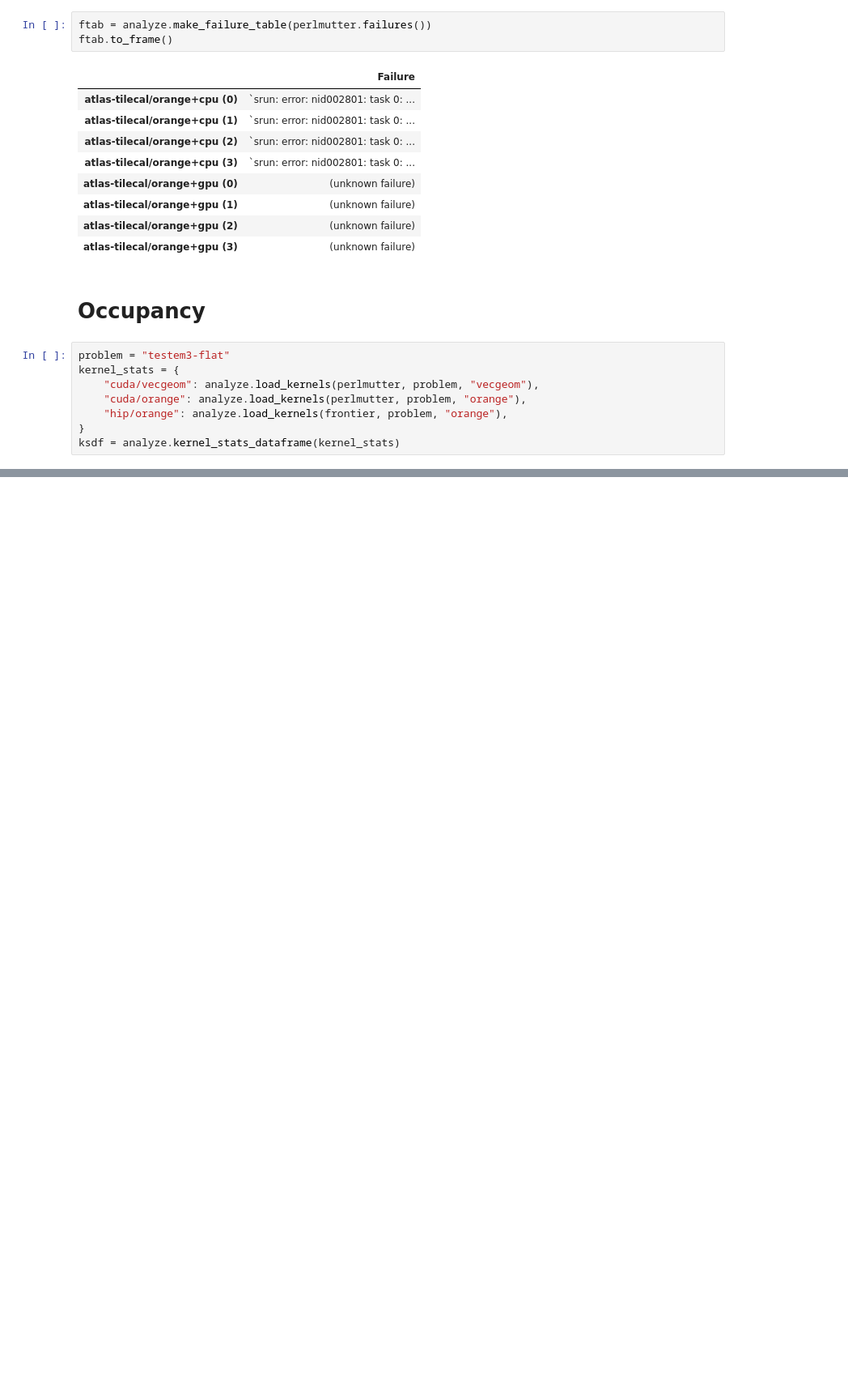
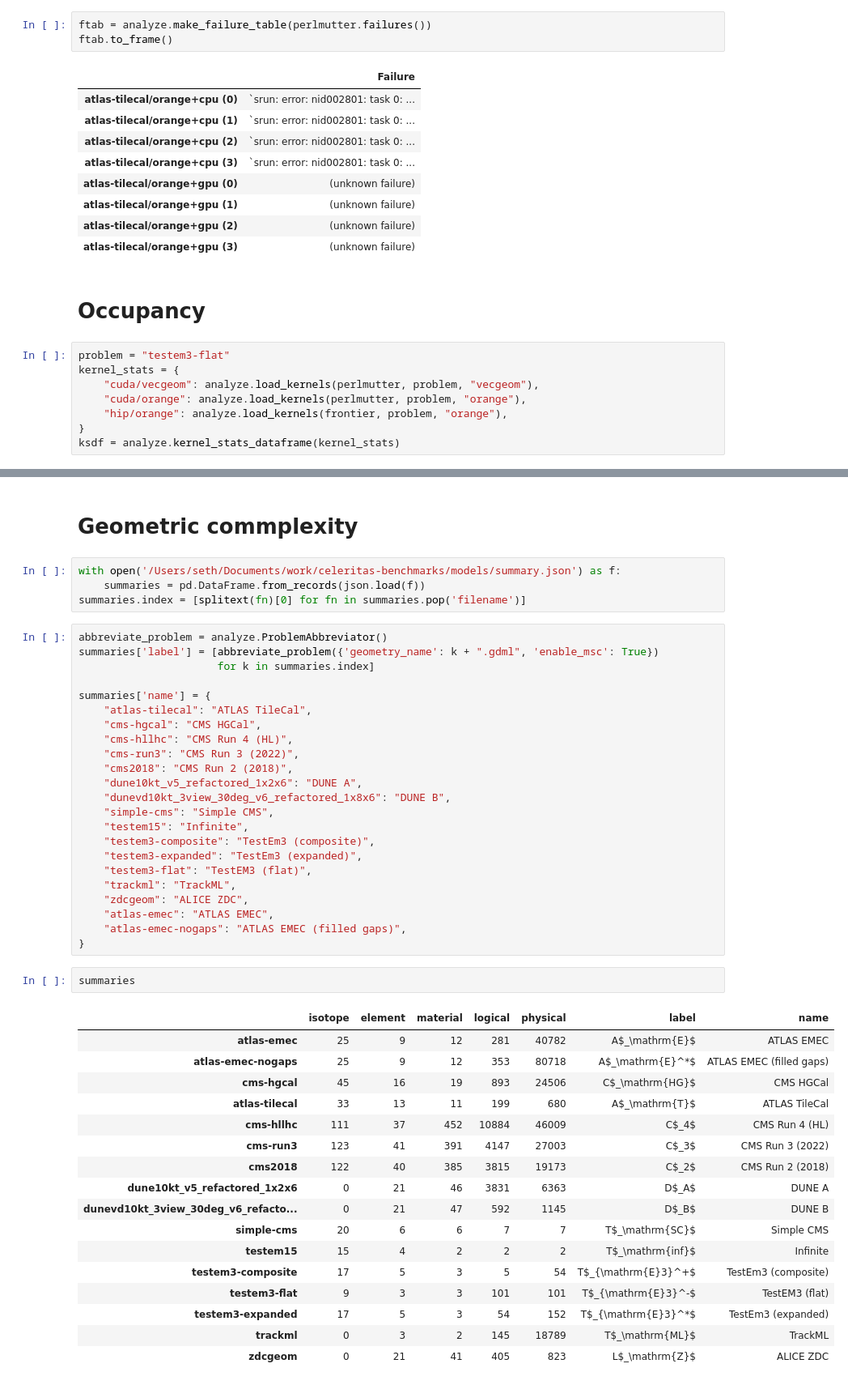
Before and after one commit to celeritas-project/regression, a Jupyter notebook: analysis.ipynb, the cells around one changed output, grey strips where cells are left out. Shown at 81% size. Drawn from its saved outputs; the diff is of its cells as text; blank space fills up the shorter version.

Commit message:
Add problem complexity

```diff
--- a/analysis.ipynb
+++ b/analysis.ipynb
@@ -200,0 +174,49 @@ TypeError: groupby() got an unexpected keyword argument 'level'
+# %% [markdown]
+# Geometric commplexity
+# %%
+with open('/Users/seth/Documents/work/celeritas-benchmarks/models/summary.json') as f:
+    summaries = pd.DataFrame.from_records(json.load(f))
+summaries.index = [splitext(fn)[0] for fn in summaries.pop('filename')]
+# %%
+abbreviate_problem = analyze.ProblemAbbreviator()
+summaries['label'] = [abbreviate_problem({'geometry_name': k + ".gdml", 'enable_msc': True})
+                      for k in summaries.index]
+
+summaries['name'] = {
+    "atlas-tilecal": "ATLAS TileCal",
+    "cms-hgcal": "CMS HGCal",
+    "cms-hllhc": "CMS Run 4 (HL)",
+    "cms-run3": "CMS Run 3 (2022)",
+    "cms2018": "CMS Run 2 (2018)",
+    "dune10kt_v5_refactored_1x2x6": "DUNE A",
+    "dunevd10kt_3view_30deg_v6_refactored_1x8x6": "DUNE B",
+    "simple-cms": "Simple CMS",
+    "testem15": "Infinite",
+    "testem3-composite": "TestEm3 (composite)",
+    "testem3-expanded": "TestEm3 (expanded)",
+    "testem3-flat": "TestEM3 (flat)",
+    "trackml": "TrackML",
+    "zdcgeom": "ALICE ZDC",
+    "atlas-emec": "ATLAS EMEC",
+    "atlas-emec-nogaps": "ATLAS EMEC (filled gaps)",
+}
+# %%
+summaries
+# %% [output]
+|  | isotope | element | material | logical | physical | label | name |
+| atlas-emec | 25 | 9 | 12 | 281 | 40782 | A$_\mathrm{E}$ | ATLAS EMEC |
+| atlas-emec-nogaps | 25 | 9 | 12 | 353 | 80718 | A$_\mathrm{E}^*$ | ATLAS EMEC (filled gaps) |
+| cms-hgcal | 45 | 16 | 19 | 893 | 24506 | C$_\mathrm{HG}$ | CMS HGCal |
+| atlas-tilecal | 33 | 13 | 11 | 199 | 680 | A$_\mathrm{T}$ | ATLAS TileCal |
+| cms-hllhc | 111 | 37 | 452 | 10884 | 46009 | C$_4$ | CMS Run 4 (HL) |
+| cms-run3 | 123 | 41 | 391 | 4147 | 27003 | C$_3$ | CMS Run 3 (2022) |
+| cms2018 | 122 | 40 | 385 | 3815 | 19173 | C$_2$ | CMS Run 2 (2018) |
+| dune10kt_v5_refactored_1x2x6 | 0 | 21 | 46 | 3831 | 6363 | D$_A$ | DUNE A |
+| dunevd10kt_3view_30deg_v6_refacto... | 0 | 21 | 47 | 592 | 1145 | D$_B$ | DUNE B |
+| simple-cms | 20 | 6 | 6 | 7 | 7 | T$_\mathrm{SC}$ | Simple CMS |
+| testem15 | 15 | 4 | 2 | 2 | 2 | T$_\mathrm{inf}$ | Infinite |
+| testem3-composite | 17 | 5 | 3 | 5 | 54 | T$_{\mathrm{E}3}^+$ | TestEm3 (composite) |
+| testem3-flat | 9 | 3 | 3 | 101 | 101 | T$_{\mathrm{E}3}^-$ | TestEM3 (flat) |
+| testem3-expanded | 17 | 5 | 3 | 54 | 152 | T$_{\mathrm{E}3}^*$ | TestEm3 (expanded) |
+| trackml | 0 | 3 | 2 | 145 | 18789 | T$_\mathrm{ML}$ | TrackML |
+| zdcgeom | 0 | 21 | 41 | 405 | 823 | L$_\mathrm{Z}$ | ALICE ZDC |
```
Also changed, not shown: parts of 10 cells of this notebook, 4 other files.
